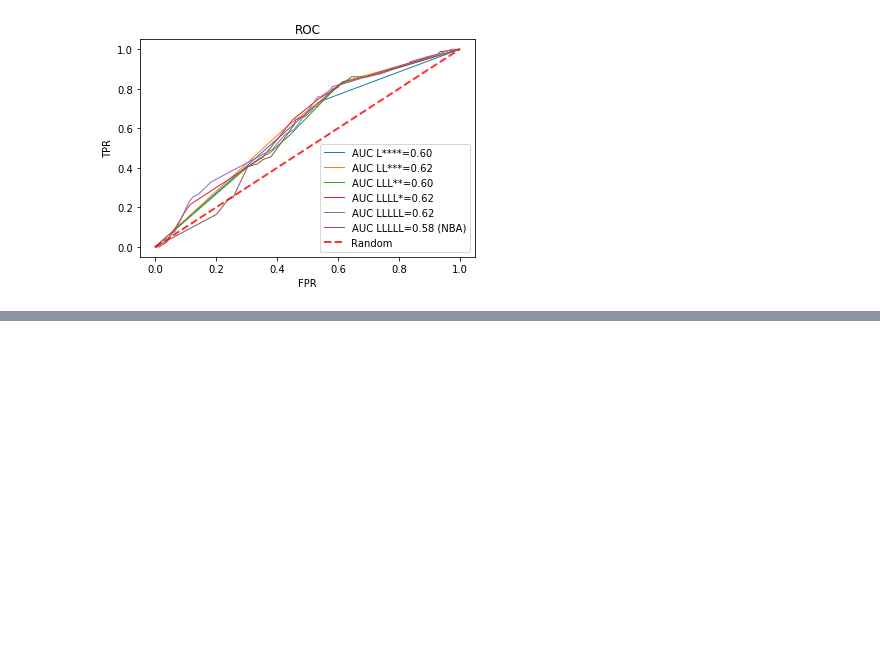
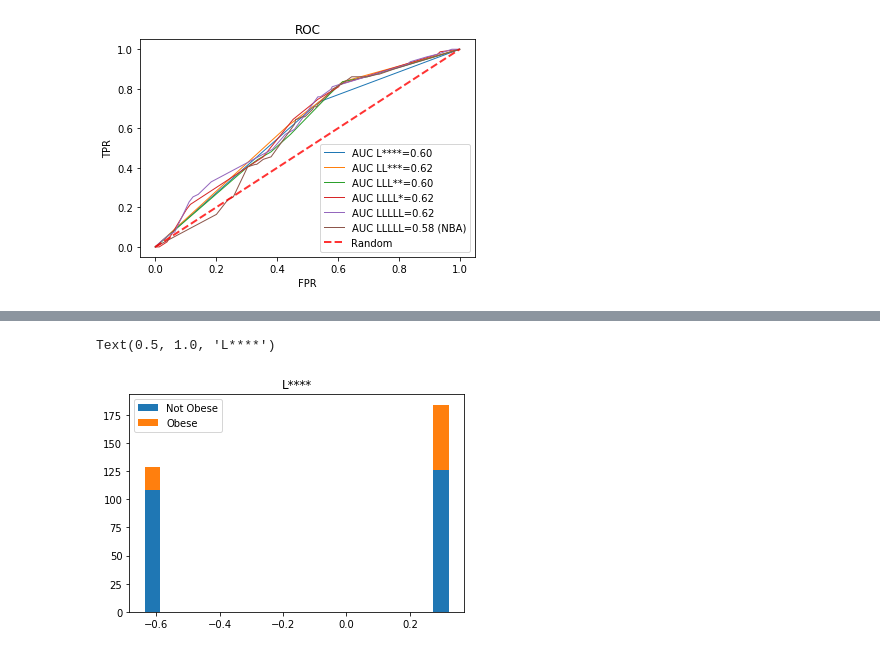
Before and after one commit to vicalbiter/histories, a Jupyter notebook: Scores Breakdown.ipynb, the cells around one changed output, grey strips where cells are left out. Cells and saved outputs as stored; diff of their text form; code cells hidden in the pictures; blank space fills up the shorter version.

```diff
--- a/Scores Breakdown.ipynb
+++ b/Scores Breakdown.ipynb
@@ -204,0 +277,17 @@ plt.show()
+# %%
+hist1 = prednb1.join(data_test[["obesity", "ejer0B"]], rsuffix="_hs").groupby(["ejer0B", "ejer0B_hs", "obesity"]).size().reset_index(name="counts")
+indn = hist1[hist1.obesity == 0]["ejer0B"].values
+countsnob = hist1[hist1.obesity == 0]["counts"]
+countsob = hist1[hist1.obesity == 1]["counts"]
+
+indn = hist1[hist1.obesity == 0]["ejer0B"].values
+countsnob = hist1[hist1.obesity == 0]["counts"]
+countsob = hist1[hist1.obesity == 1]["counts"]
+
+p1 = plt.bar(indn, countsnob, width=0.05)
+p2 = plt.bar(indn, countsob, width=0.05, bottom=countsnob)
+plt.legend((p1[0], p2[0]), ('Not Obese', 'Obese'))
+plt.title("L****")
+# %% [output]
+Text(0.5, 1.0, 'L****')
+[figure, added]
```
Also changed, not shown: parts of 14 cells of this notebook, 11 other files.
